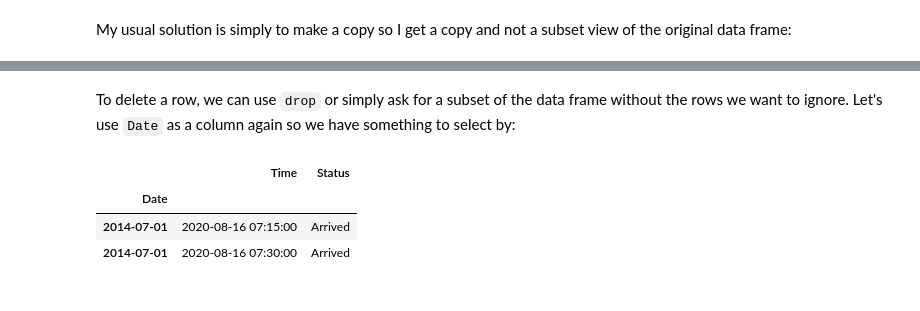
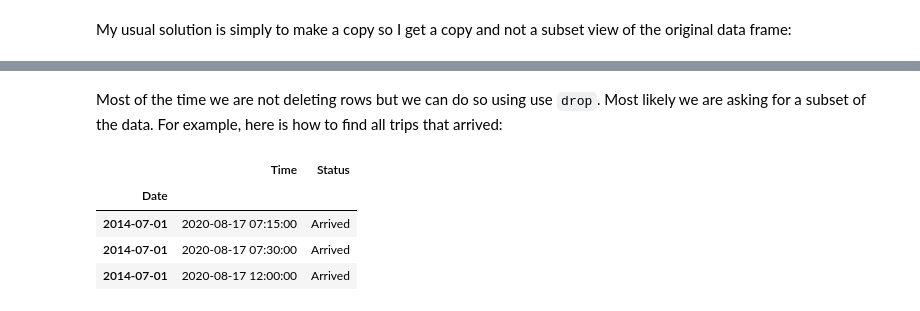
Before and after one commit to parrt/msds593, a Jupyter notebook: notebooks/pandas-intro.ipynb, the cells around one changed output, grey strips where cells are left out. Saved outputs shown, nothing was run; the diff lists cells and outputs as text; code cells hidden in the pictures.

```diff
--- a/notebooks/pandas-intro.ipynb
+++ b/notebooks/pandas-intro.ipynb
@@ -739,10 +736,10 @@ df_status.head(2)   # unchanged
-# %% [markdown]
-To delete a row, we can use `drop` or simply ask for a subset of the data frame without the rows we want to ignore.  Let's use `Date` as a column again so we have something to select by:
+# %% [markdown]
+Most of the time we are not deleting rows but we can do so using use `drop`.  Most likely we are asking for a subset of the data.  For example, here is how to find all trips that arrived:
 # %%
-df_status = df_status.set_index('Date')
-df_status.head(2)
+df_status[df_status['Status']=='Arrived'].head(3)
 # %% [output]
 |  | Time | Status |
 | Date |  |  |
-| 2014-07-01 | 2020-08-16 07:15:00 | Arrived |
-| 2014-07-01 | 2020-08-16 07:30:00 | Arrived |
+| 2014-07-01 | 2020-08-17 07:15:00 | Arrived |
+| 2014-07-01 | 2020-08-17 07:30:00 | Arrived |
+| 2014-07-01 | 2020-08-17 12:00:00 | Arrived |
```
Also changed, not shown: parts of 29 cells of this notebook.
